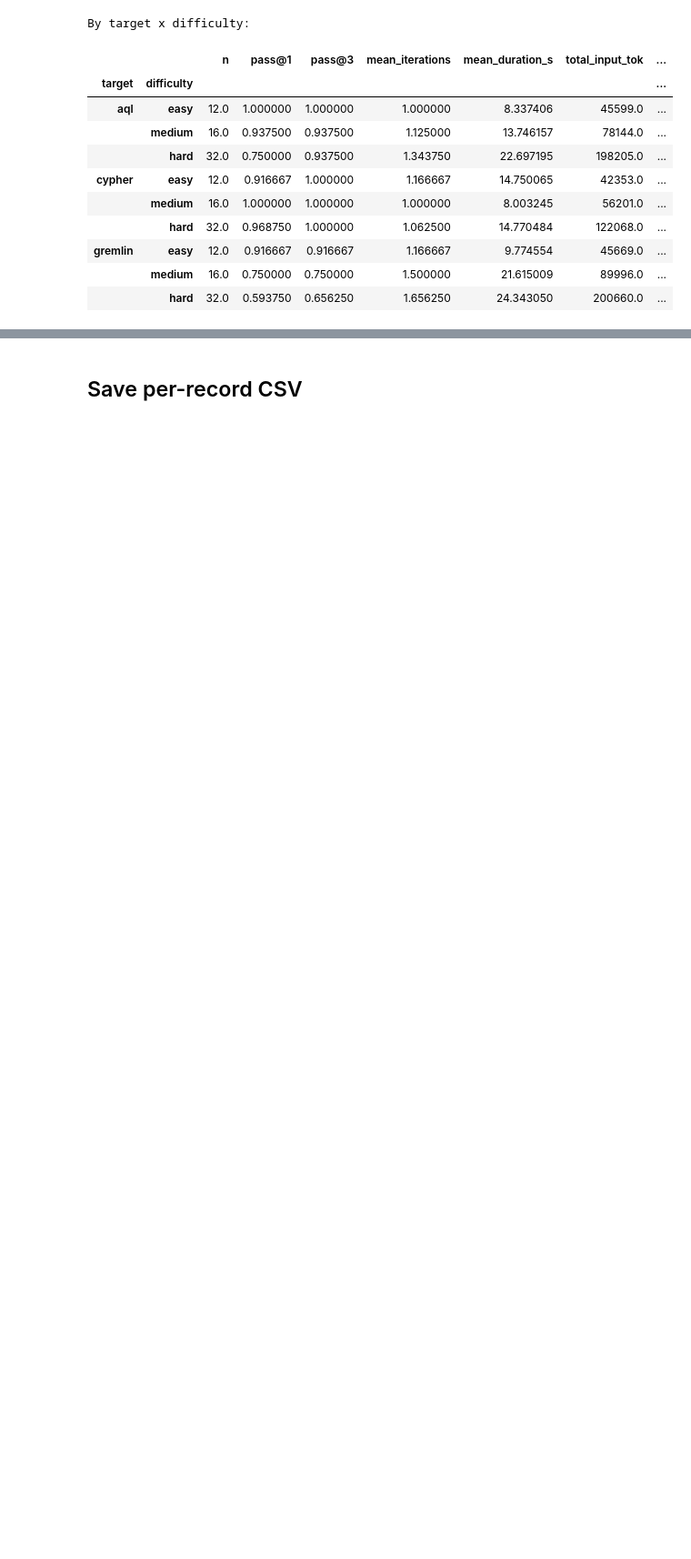
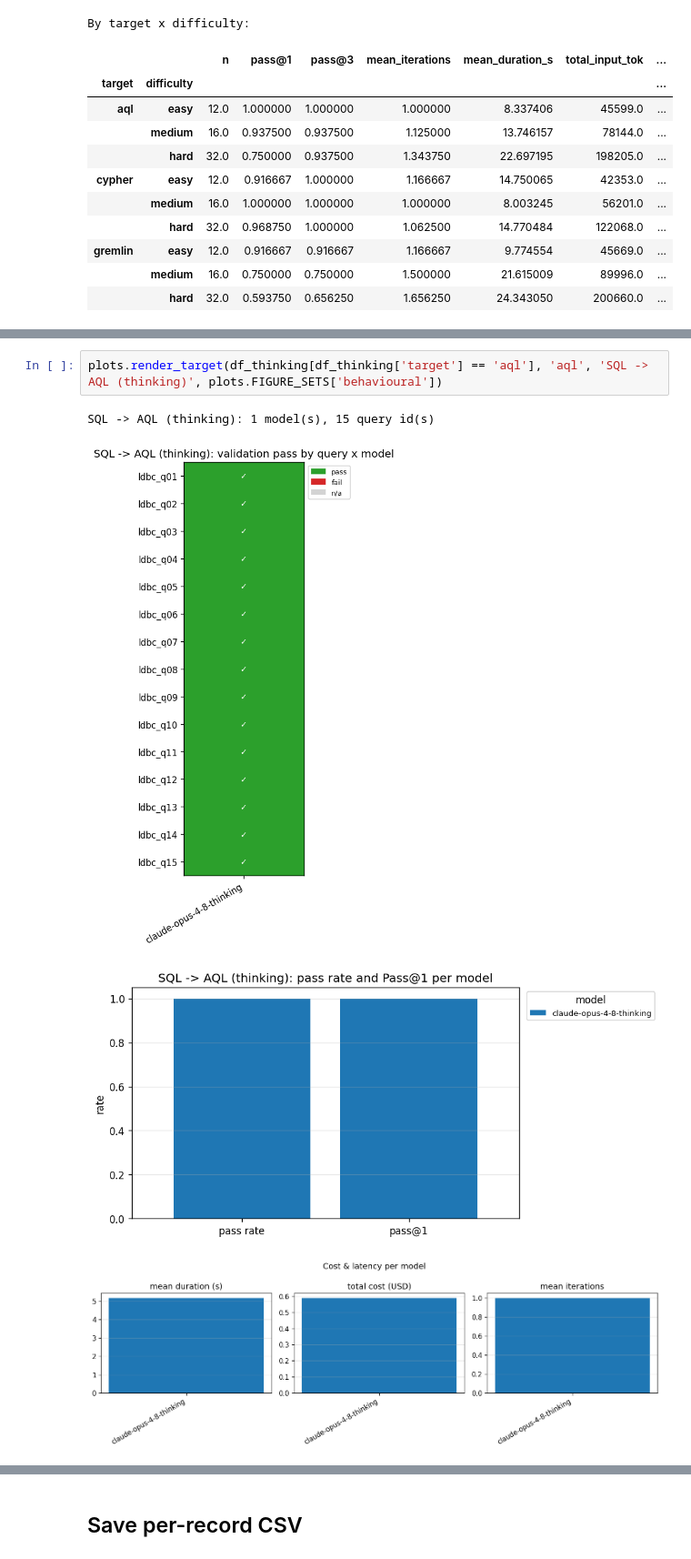
Before and after one commit to obonovai/sql2graph, a Jupyter notebook: eval/notebooks/02_behavioural_metrics.ipynb, the cells around one changed output, grey strips where cells are left out. Shown at 91% size. Drawn from its saved outputs; the diff is of its cells as text; blank space fills up the shorter version.

```diff
--- a/eval/notebooks/02_behavioural_metrics.ipynb
+++ b/eval/notebooks/02_behavioural_metrics.ipynb
@@ -443,0 +523,7 @@ By target x difficulty:
+# %%
+plots.render_target(df_thinking[df_thinking['target'] == 'aql'], 'aql', 'SQL -> AQL (thinking)', plots.FIGURE_SETS['behavioural'])
+# %% [output]
+SQL -> AQL (thinking): 1 model(s), 15 query id(s)
+[figure, added]
+[figure, added]
+[figure, added]
```
Also changed, not shown: parts of 17 cells of this notebook, 44 other files.
